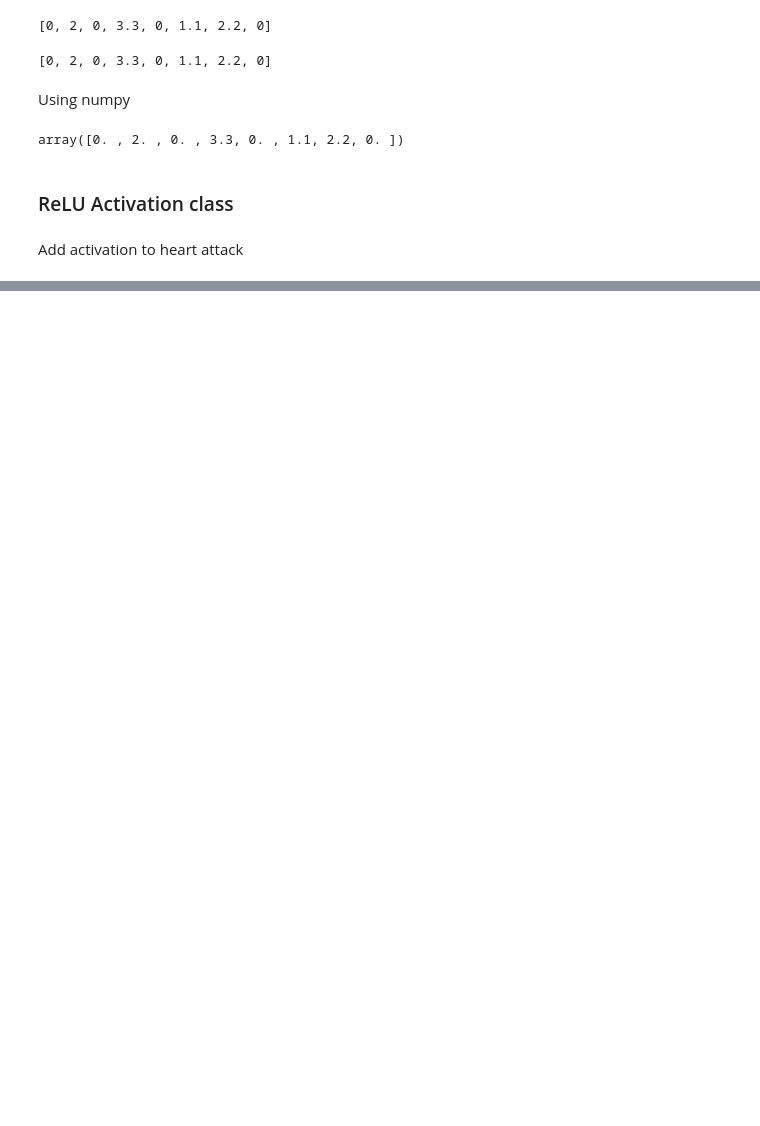
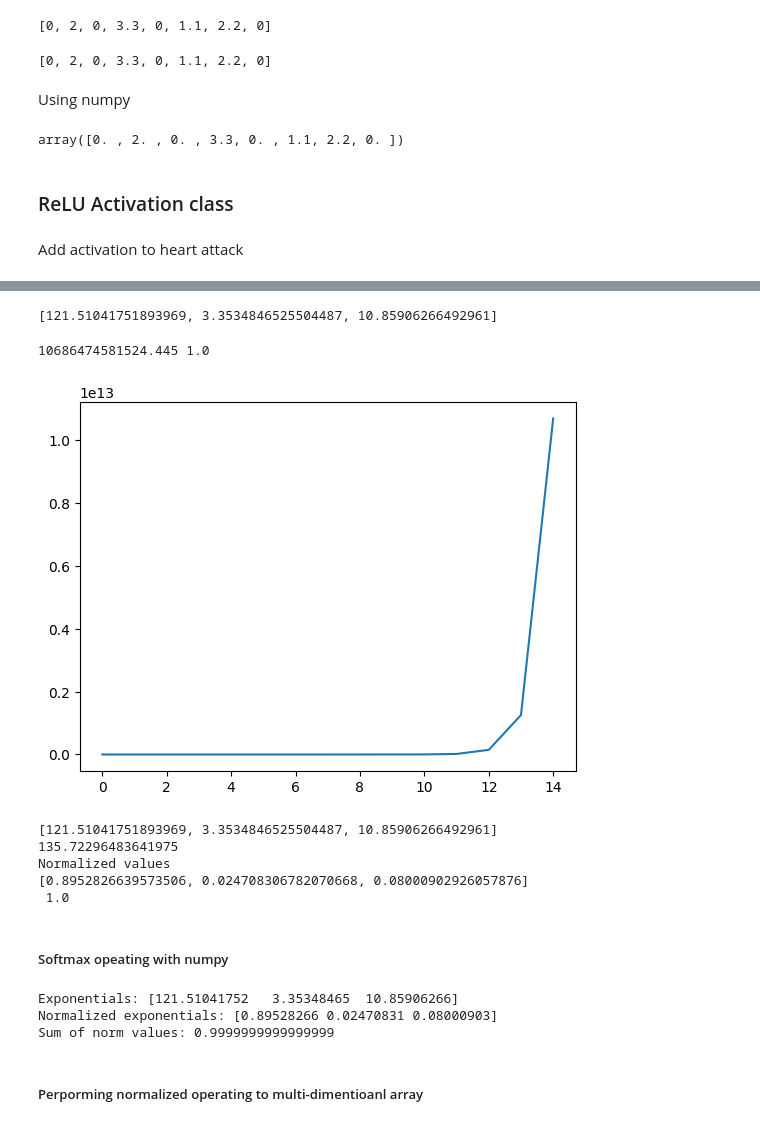
Before and after one commit to kalinchkma/algo_project, a Jupyter notebook: ml/Neural network/newral_network_01.ipynb, the cells around one changed output, grey strips where cells are left out. Drawn from its saved outputs; the diff is of its cells as text; code cells hidden in the pictures; blank space fills up the shorter version.

```diff
--- a/ml/Neural network/newral_network_01.ipynb
+++ b/ml/Neural network/newral_network_01.ipynb
@@ -669,0 +677,72 @@ print(relu.output)
+# %%
+# Value of previous output
+layer_outputs = [4.8, 1.21, 2.385]
+
+# e - Euler's number mathematical constant, we use
+E = 2.71828182846 # also math.e
+
+# For each value in a vector, calculate the exponential value
+exp_values = []
+
+for out in layer_outputs:
+    exp_values.append(E**out)
+print(exp_values)
+# %% [output]
+[121.51041751893969, 3.3534846525504487, 10.85906266492961]
+# %%
+n_list = np.linspace(0, 30, 15)
+exp = np.e ** n_list
+plt.plot(exp);
+print(exp[-1], exp[0])
+# %% [output]
+10686474581524.445 1.0
+[figure, added]
+# %%
+# Normalization and probability distribuation
+layer_outputs = [4.8, 1.21, 2.385]
+
+exp_values = []
+for v in layer_outputs:
+    exp_values.append(E ** v)
+print(exp_values)
+
+# Normalize the values
+norm_base = np.sum(exp_values)
+print(norm_base)
+
+norm_values = []
+
+for v in exp_values:
+    norm_values.append(v/norm_base)
+
+print("Normalized values")
+print(norm_values)
+print("", np.sum(norm_values))
+# %% [output]
+[121.51041751893969, 3.3534846525504487, 10.85906266492961]
+135.72296483641975
+Normalized values
+[0.8952826639573506, 0.024708306782070668, 0.08000902926057876]
+ 1.0
+# %% [markdown]
+##### Softmax opeating with numpy
+# %%
+import numpy as np
+
+# Layer values
+layer_outputs = [4.8, 1.21, 2.385]
+
+# For each value in a vector, calculate the exponential value
+exp_values = np.exp(layer_outputs)
+print("Exponentials:", exp_values)
+
+# Normalized values
+norm_values = exp_values / np.sum(exp_values)
+print("Normalized exponentials:", norm_values)
+print("Sum of norm values:", np.sum(norm_values))
+# %% [output]
+Exponentials: [121.51041752   3.35348465  10.85906266]
+Normalized exponentials: [0.89528266 0.02470831 0.08000903]
+Sum of norm values: 0.9999999999999999
+# %% [markdown]
+##### Perporming normalized operating to multi-dimentioanl array
```
Also changed, not shown: parts of 30 cells of this notebook, 11 other files.
